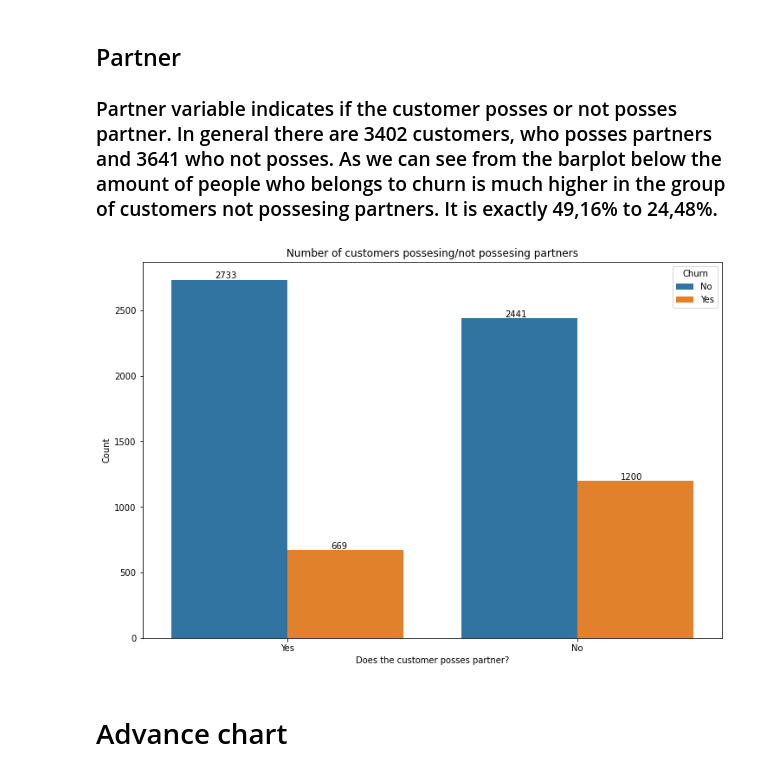
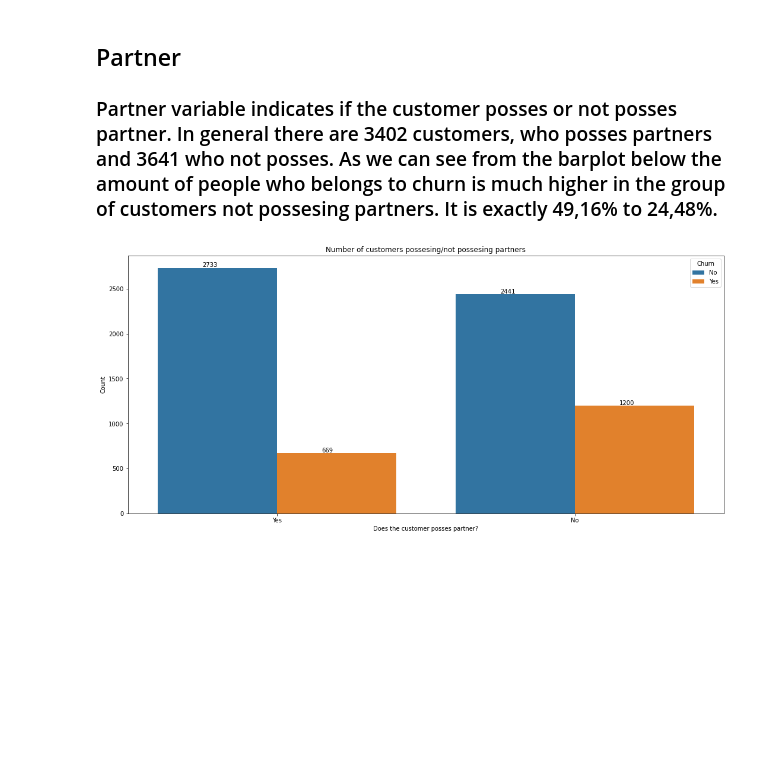
Before and after one commit to ShadowX97/projects, a Jupyter notebook: Telco_customer_churn.ipynb, the cells around one changed output. Drawn from its saved outputs; the diff is of its cells as text; code cells hidden in the pictures; blank space fills up the shorter version.

```diff
--- a/Telco_customer_churn.ipynb
+++ b/Telco_customer_churn.ipynb
@@ -64,17 +59,15 @@ plt.show()
 ## Partner
 ### Partner variable indicates if the customer posses or not posses partner. In general there are 3402 customers, who posses partners and 3641 who not posses.  As we can see from the barplot below the amount of people who belongs to churn is much higher in the group of customers not possesing partners. It is exactly 49,16% to 24,48%.
 # %%
-plt.figure(figsize = (12,8))
+plt.figure(figsize = (18,8))
 ax = sns.countplot(x = 'Partner', hue = 'Churn', data = df)
 plt.title('Number of customers possesing/not possesing partners')
 plt.xlabel('Does the customer posses partner?')
 plt.ylabel('Count')
 
 for p in ax.patches:
     ax.annotate(p.get_height(), (p.get_x()+ 0.15, p.get_height()+10))
 
 plt.show()
 # %% [output]
-[figure, old version]
+[figure, new version]
-# %% [markdown]
-# Advance chart
```
Also changed, not shown: parts of 15 cells of this notebook.
